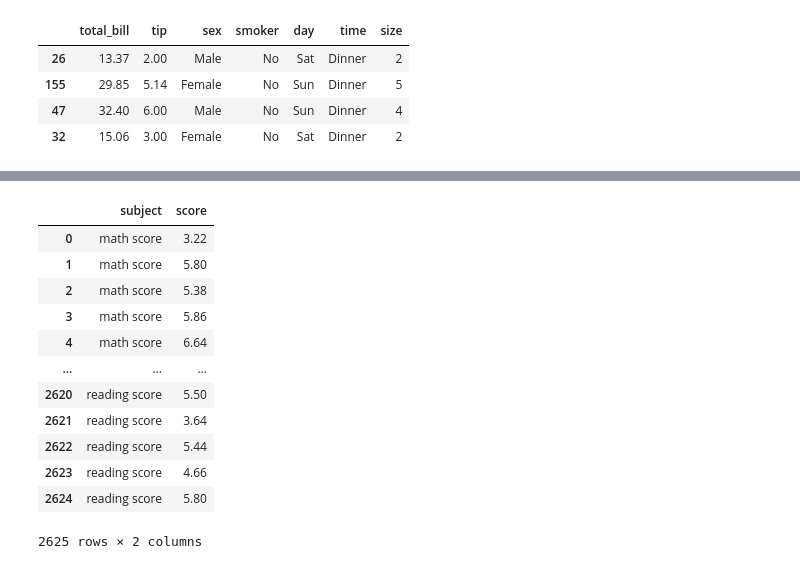
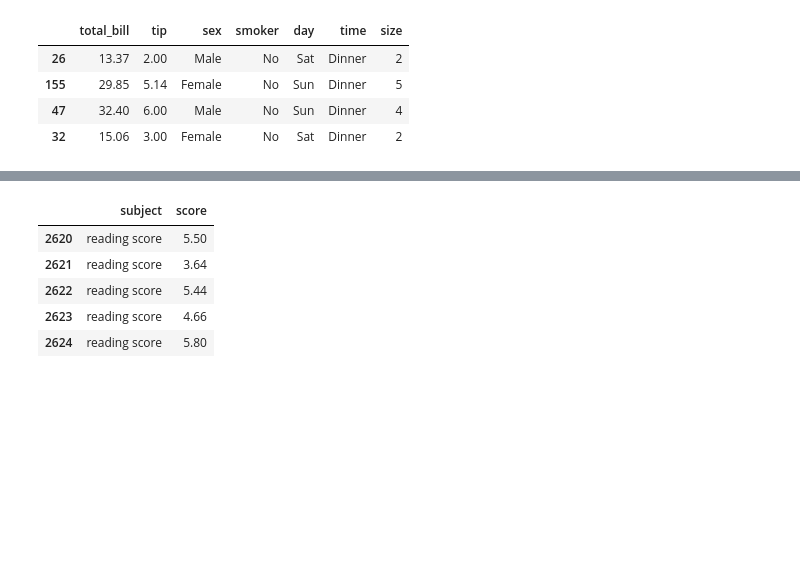
Before and after one commit to jignaciocastro8/lab-ciencia-datos, a Jupyter notebook: lab4/test_nb.ipynb, the cells around one changed output, grey strips where cells are left out. Cells and saved outputs as stored; diff of their text form; code cells hidden in the pictures; blank space fills up the shorter version.

```diff
--- a/lab4/test_nb.ipynb
+++ b/lab4/test_nb.ipynb
@@ -46,18 +38,11 @@ df_grades
 # %%
 df_grades.melt(value_vars=["math score", "writing score", "reading score"],
               var_name="subject",
-              value_name="score")
+              value_name="score").tail()
 # %% [output]
 |  | subject | score |
-| 0 | math score | 3.22 |
-| 1 | math score | 5.80 |
-| 2 | math score | 5.38 |
-| 3 | math score | 5.86 |
-| 4 | math score | 6.64 |
-| ... | ... | ... |
 | 2620 | reading score | 5.50 |
 | 2621 | reading score | 3.64 |
 | 2622 | reading score | 5.44 |
 | 2623 | reading score | 4.66 |
 | 2624 | reading score | 5.80 |
-2625 rows × 2 columns
```
Also changed, not shown: parts of 8 cells of this notebook.
